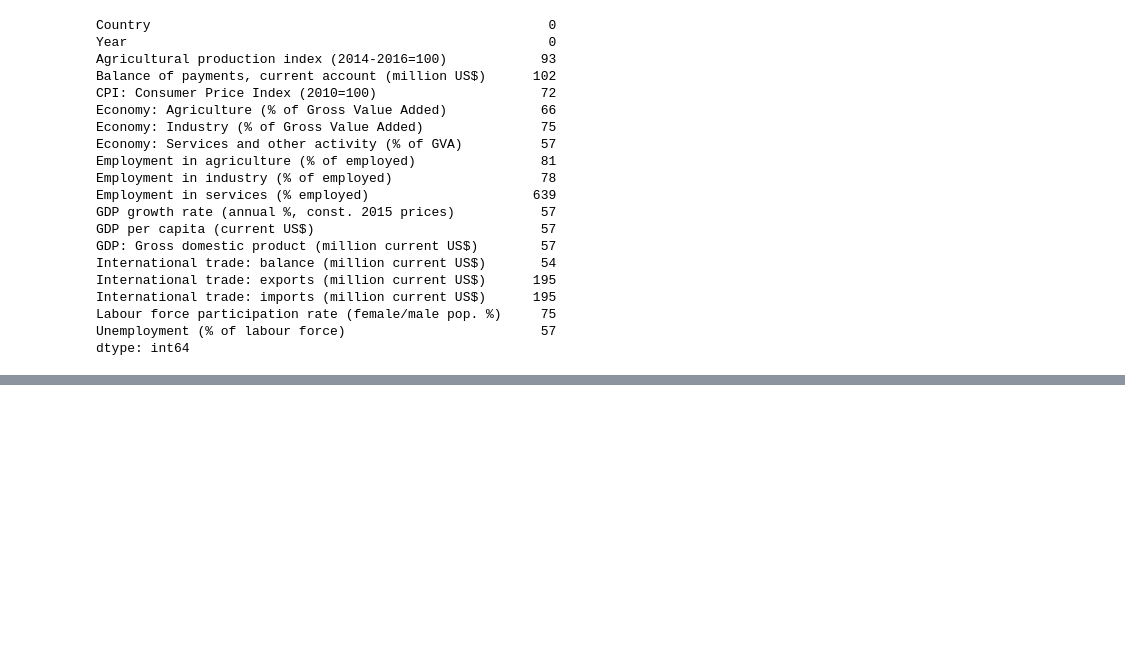
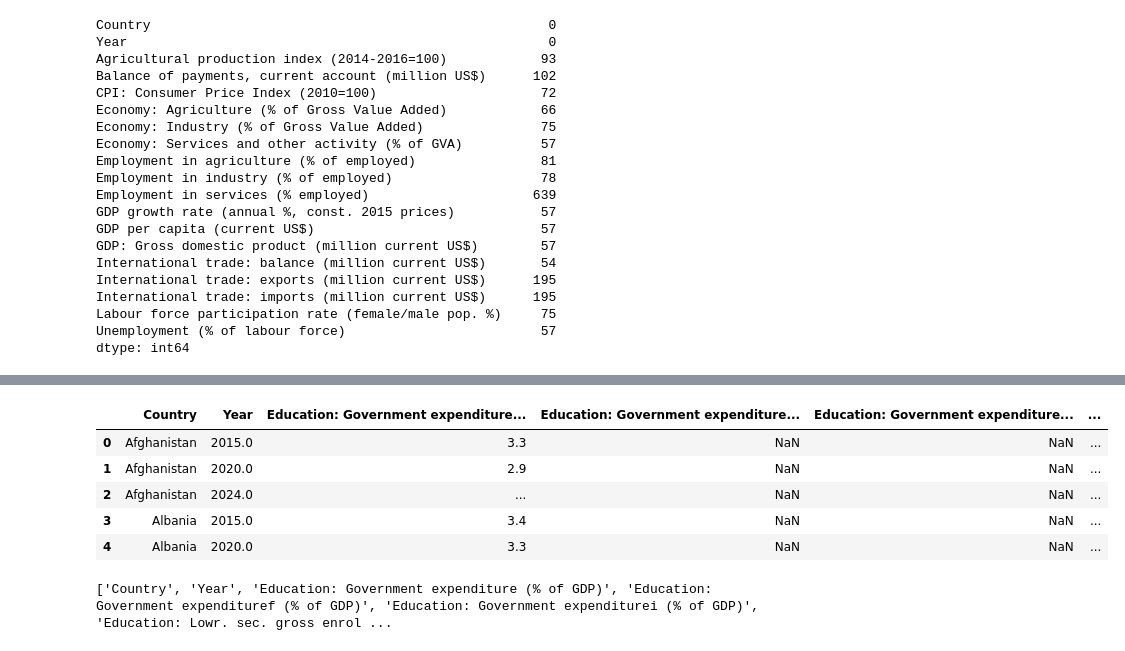
Before and after one commit to Kenji721/UN_data_Analysis, a Jupyter notebook: raw_data_exploration.ipynb, the cells around one changed output, grey strips where cells are left out. Cells and saved outputs as stored; diff of their text form; code cells hidden in the pictures; blank space fills up the shorter version.

```diff
--- a/raw_data_exploration.ipynb
+++ b/raw_data_exploration.ipynb
@@ -337,0 +426,3 @@ df
+# %%
+df_social_indicators = df_social_indicators.drop(columns=["Category"],axis=1)
+df_social_indicators.head()
@@ -337,0 +436,14 @@ df
+# %%
+df_social_indicators_flat = pivot_df(df_social_indicators, idx_cols=["Country","Year"])
+df_social_indicators_flat.head()
+# %% [output]
+|  | Country | Year | Education: Government expenditure... | Education: Government expenditure... | Education: Government expenditure... | ... |
+| 0 | Afghanistan | 2015.0 | 3.3 | NaN | NaN | ... |
+| 1 | Afghanistan | 2020.0 | 2.9 | NaN | NaN | ... |
+| 2 | Afghanistan | 2024.0 | ... | NaN | NaN | ... |
+| 3 | Albania | 2015.0 | 3.4 | NaN | NaN | ... |
+| 4 | Albania | 2020.0 | 3.3 | NaN | NaN | ... |
+# %%
+print(list(df_social_indicators_flat.columns))
+# %% [output]
+['Country', 'Year', 'Education: Government expenditure (% of GDP)', 'Education: Government expendituref (% of GDP)', 'Education: Government expenditurei (% of GDP)', 'Education: Lowr. sec. gross enrol ...
```
Also changed, not shown: parts of 14 cells of this notebook, 4 other files.
